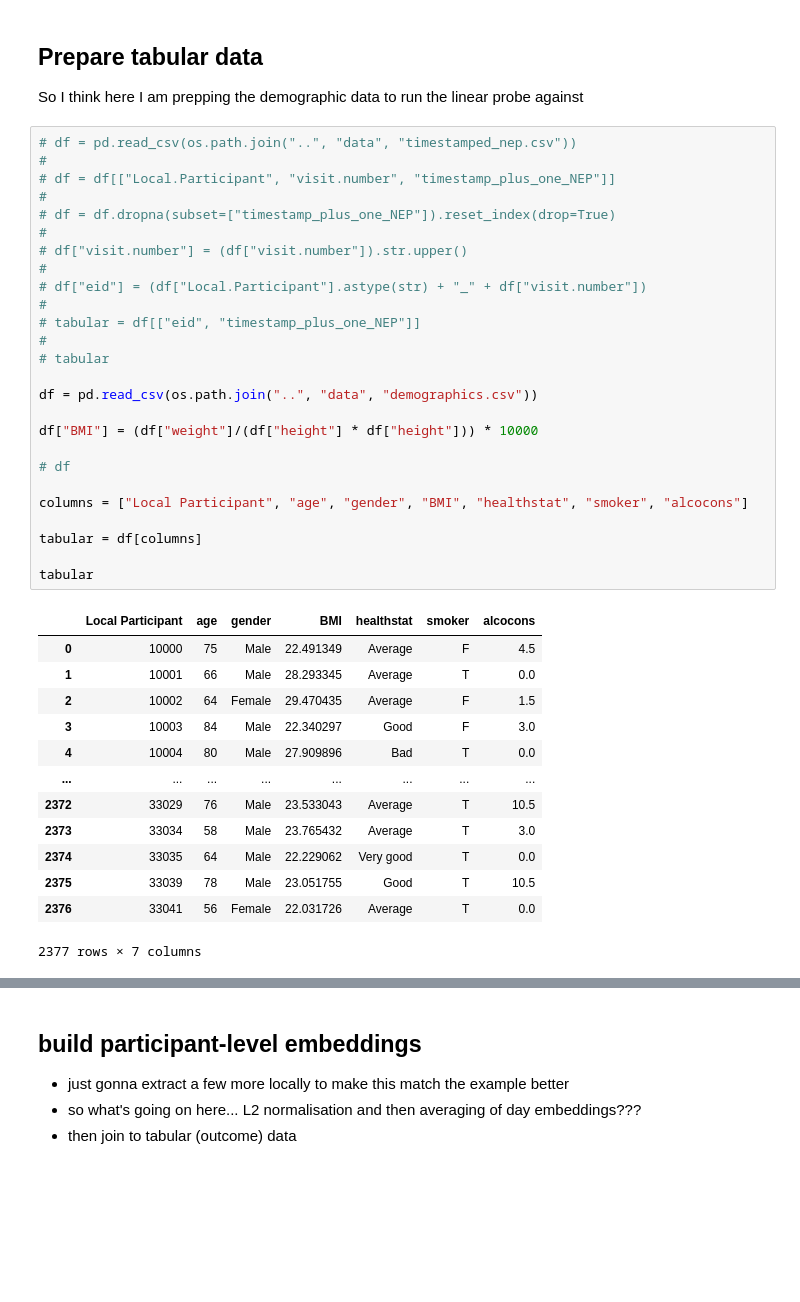
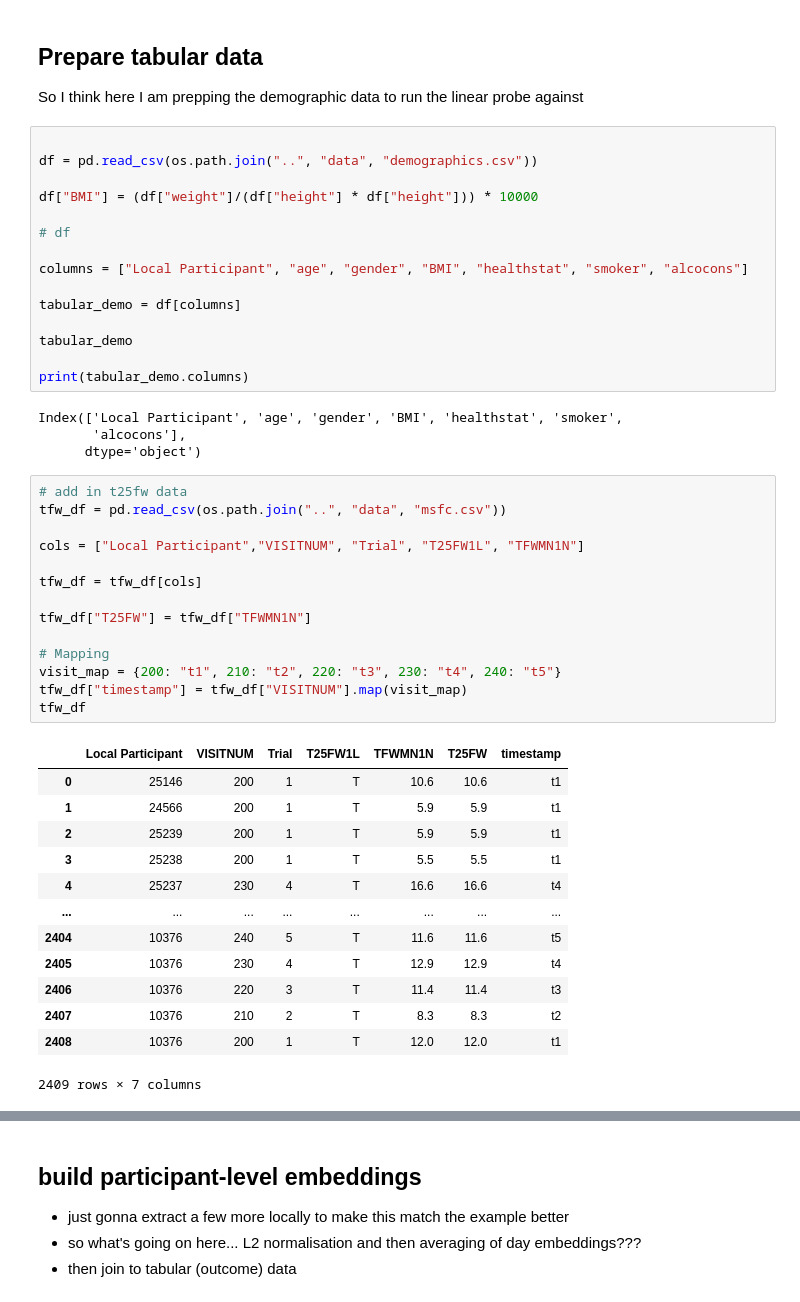
Before and after one commit to lucyshef/Sensori, a Jupyter notebook: experiments/261016-baselining-linear-probe-lower-back.ipynb, the cells around one changed output, grey strips where cells are left out. Drawn from its saved outputs; the diff is of its cells as text; blank space fills up the shorter version.

```diff
--- a/experiments/261016-baselining-linear-probe-lower-back.ipynb
+++ b/experiments/261016-baselining-linear-probe-lower-back.ipynb
@@ -54,19 +55,6 @@ PosixPath('/home/lucy/PycharmProjects/Sensori/experiments/mobilised_embeddings.n
 ## Prepare tabular data
 So I think here I am prepping the demographic data to run the linear probe against
 # %%
-# df = pd.read_csv(os.path.join("..", "data", "timestamped_nep.csv"))
-#
-# df = df[["Local.Participant", "visit.number", "timestamp_plus_one_NEP"]]
-#
-# df = df.dropna(subset=["timestamp_plus_one_NEP"]).reset_index(drop=True)
-#
-# df["visit.number"] = (df["visit.number"]).str.upper()
-#
-# df["eid"] = (df["Local.Participant"].astype(str) + "_" + df["visit.number"])
-#
-# tabular = df[["eid", "timestamp_plus_one_NEP"]]
-#
-# tabular
 
 df = pd.read_csv(os.path.join("..", "data", "demographics.csv"))
 
@@ -76,20 +64,40 @@ df["BMI"] = (df["weight"]/(df["height"] * df["height"])) * 10000
 
 columns = ["Local Participant", "age", "gender", "BMI", "healthstat", "smoker", "alcocons"]
 
-tabular = df[columns]
+tabular_demo = df[columns]
 
-tabular
+tabular_demo
+
+print(tabular_demo.columns)
 # %% [output]
-|  | Local Participant | age | gender | BMI | healthstat | smoker | alcocons |
-| 0 | 10000 | 75 | Male | 22.491349 | Average | F | 4.5 |
-| 1 | 10001 | 66 | Male | 28.293345 | Average | T | 0.0 |
-| 2 | 10002 | 64 | Female | 29.470435 | Average | F | 1.5 |
-| 3 | 10003 | 84 | Male | 22.340297 | Good | F | 3.0 |
-| 4 | 10004 | 80 | Male | 27.909896 | Bad | T | 0.0 |
-| ... | ... | ... | ... | ... | ... | ... | ... |
-| 2372 | 33029 | 76 | Male | 23.533043 | Average | T | 10.5 |
-| 2373 | 33034 | 58 | Male | 23.765432 | Average | T | 3.0 |
-| 2374 | 33035 | 64 | Male | 22.229062 | Very good | T | 0.0 |
-| 2375 | 33039 | 78 | Male | 23.051755 | Good | T | 10.5 |
-| 2376 | 33041 | 56 | Female | 22.031726 | Average | T | 0.0 |
-2377 rows × 7 columns
+Index(['Local Participant', 'age', 'gender', 'BMI', 'healthstat', 'smoker',
+       'alcocons'],
+      dtype='object')
+# %%
+# add in t25fw data
+tfw_df = pd.read_csv(os.path.join("..", "data", "msfc.csv"))
+
+cols = ["Local Participant","VISITNUM", "Trial", "T25FW1L", "TFWMN1N"]
+
+tfw_df = tfw_df[cols]
+
+tfw_df["T25FW"] = tfw_df["TFWMN1N"]
+
+# Mapping
+visit_map = {200: "t1", 210: "t2", 220: "t3", 230: "t4", 240: "t5"}
+tfw_df["timestamp"] = tfw_df["VISITNUM"].map(visit_map)
+tfw_df
+# %% [output]
+|  | Local Participant | VISITNUM | Trial | T25FW1L | TFWMN1N | T25FW | timestamp |
+| 0 | 25146 | 200 | 1 | T | 10.6 | 10.6 | t1 |
+| 1 | 24566 | 200 | 1 | T | 5.9 | 5.9 | t1 |
+| 2 | 25239 | 200 | 1 | T | 5.9 | 5.9 | t1 |
+| 3 | 25238 | 200 | 1 | T | 5.5 | 5.5 | t1 |
+| 4 | 25237 | 230 | 4 | T | 16.6 | 16.6 | t4 |
+| ... | ... | ... | ... | ... | ... | ... | ... |
+| 2404 | 10376 | 240 | 5 | T | 11.6 | 11.6 | t5 |
+| 2405 | 10376 | 230 | 4 | T | 12.9 | 12.9 | t4 |
+| 2406 | 10376 | 220 | 3 | T | 11.4 | 11.4 | t3 |
+| 2407 | 10376 | 210 | 2 | T | 8.3 | 8.3 | t2 |
+| 2408 | 10376 | 200 | 1 | T | 12.0 | 12.0 | t1 |
+2409 rows × 7 columns
```
Also changed, not shown: parts of 17 cells of this notebook, 1 other file.
